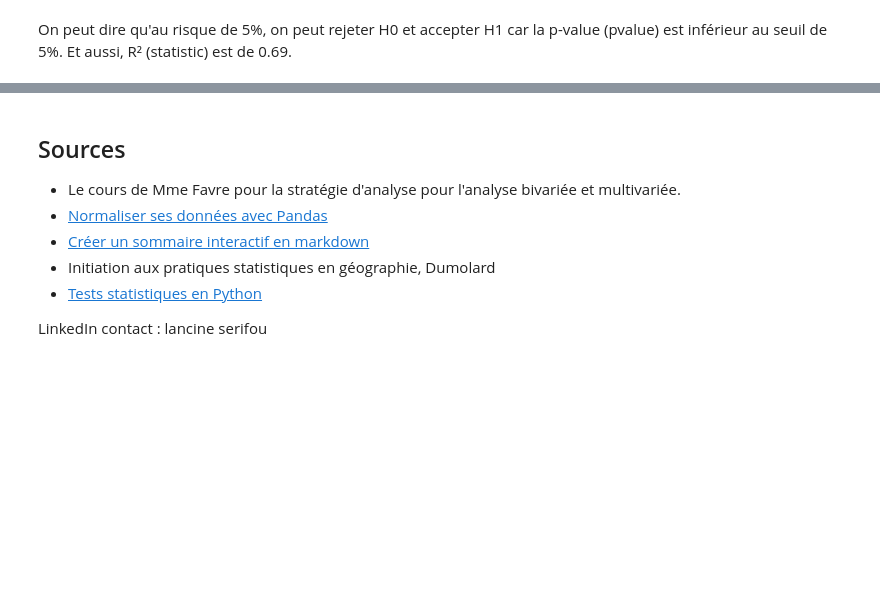
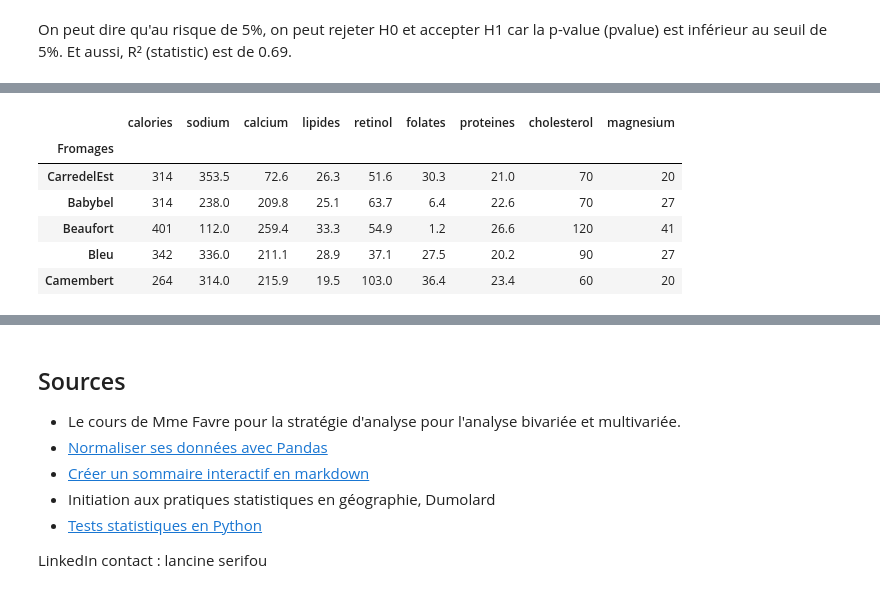
Before and after one commit to wilfrid03/STATISTIQUES_PYTHON, a Jupyter notebook: analyses_statistiques_attributaire.ipynb, the cells around one changed output, grey strips where cells are left out. Saved outputs shown, nothing was run; the diff lists cells and outputs as text; code cells hidden in the pictures; blank space fills up the shorter version.

```diff
--- a/analyses_statistiques_attributaire.ipynb
+++ b/analyses_statistiques_attributaire.ipynb
@@ -242,0 +323,22 @@ On peut dire qu'au risque de 5%, on peut rejeter H0 et accepter H1 car la p-valu
+# %%
+import pandas ## manipuler des données
+import seaborn ## pour la dataviz
+import numpy
+import matplotlib.pyplot as plt
+%matplotlib inline
+import plotly
+from plotly.offline import iplot
+import cufflinks as cf
+plotly.offline.init_notebook_mode(connected=True) ## activer plotly pour notebooks
+cf.go_offline() ## utiliser graphs_objs avec pandas
+
+f=pandas.read_csv(".\\DONNEES\\fromage.txt", sep="\t", decimal=".", encoding="utf-8", index_col=0)
+f.head()
+# %% [output]
+|  | calories | sodium | calcium | lipides | retinol | folates | proteines | cholesterol | magnesium |
+| Fromages |  |  |  |  |  |  |  |  |  |
+| CarredelEst | 314 | 353.5 | 72.6 | 26.3 | 51.6 | 30.3 | 21.0 | 70 | 20 |
+| Babybel | 314 | 238.0 | 209.8 | 25.1 | 63.7 | 6.4 | 22.6 | 70 | 27 |
+| Beaufort | 401 | 112.0 | 259.4 | 33.3 | 54.9 | 1.2 | 26.6 | 120 | 41 |
+| Bleu | 342 | 336.0 | 211.1 | 28.9 | 37.1 | 27.5 | 20.2 | 90 | 27 |
+| Camembert | 264 | 314.0 | 215.9 | 19.5 | 103.0 | 36.4 | 23.4 | 60 | 20 |
```
Also changed, not shown: parts of 29 cells of this notebook, 6 other files.
